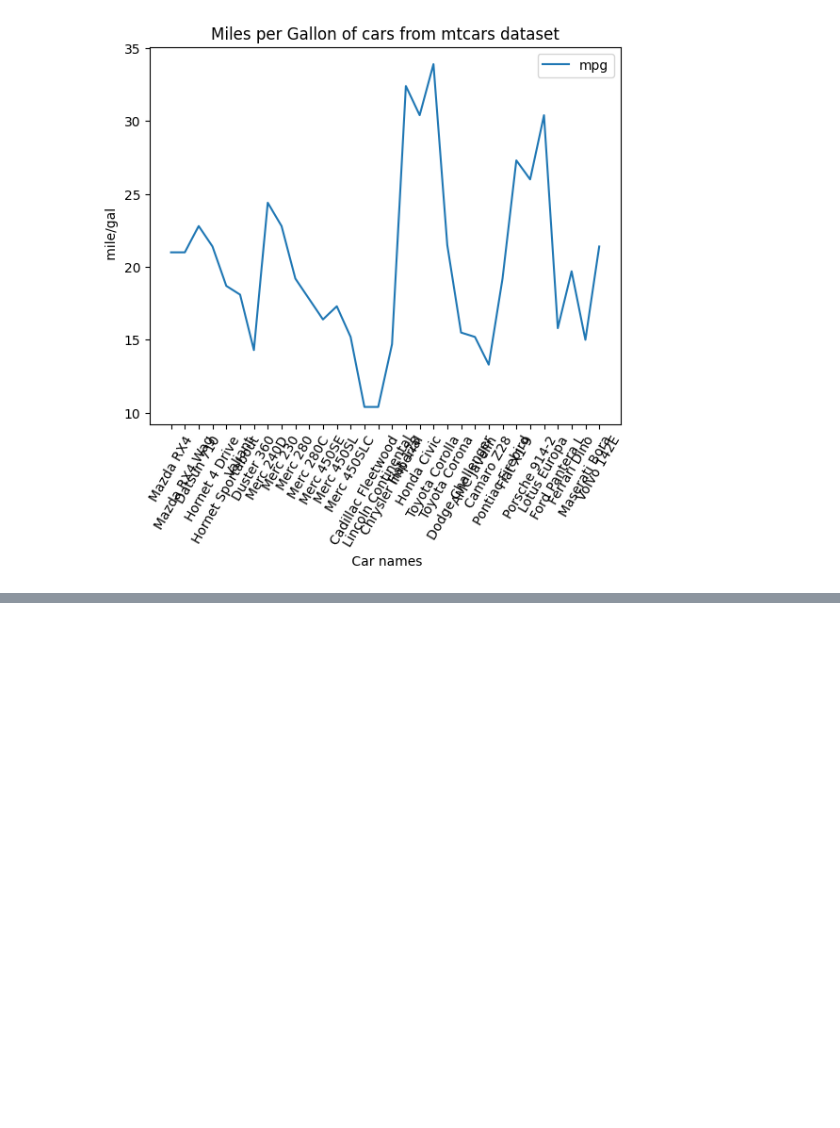
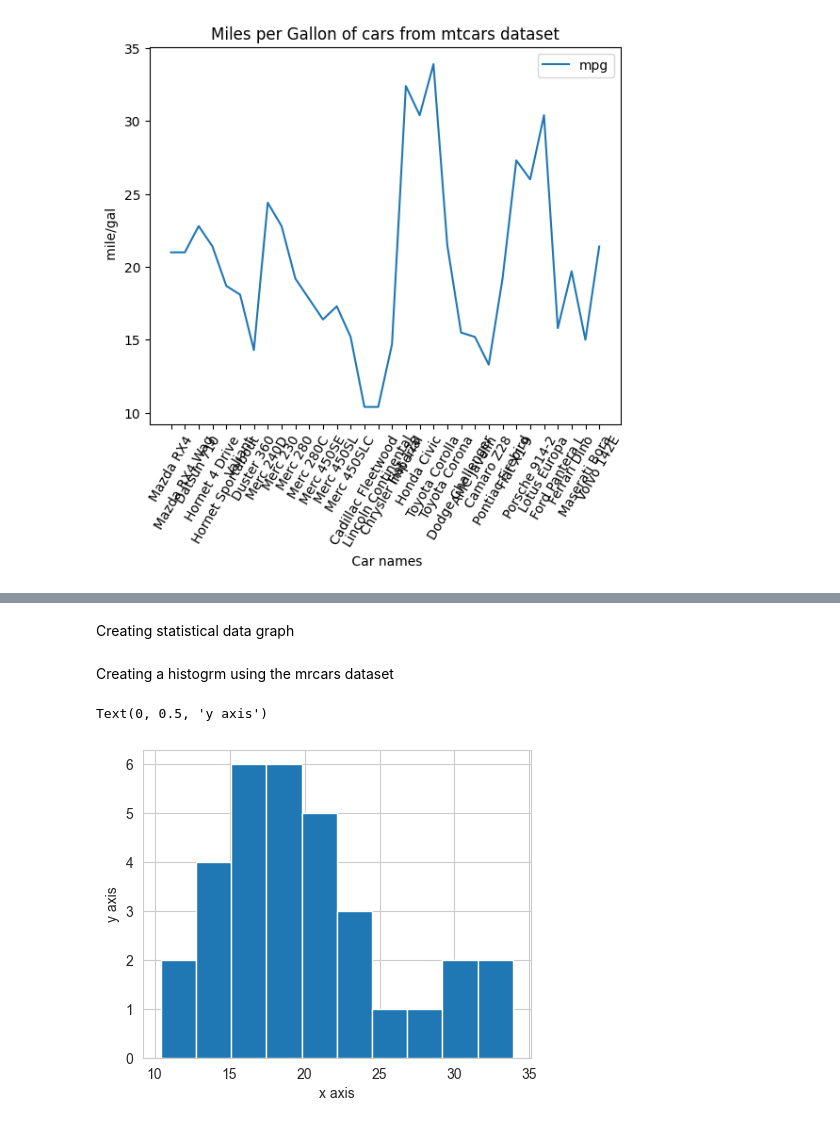
Before and after one commit to AbdullatifSadiq/Basic-Data-Science-Exercises, a Jupyter notebook: DataVisualization.ipynb, the cells around one changed output, grey strips where cells are left out. Cells and saved outputs as stored; diff of their text form; code cells hidden in the pictures; blank space fills up the shorter version.

```diff
--- a/DataVisualization.ipynb
+++ b/DataVisualization.ipynb
@@ -302,0 +361,39 @@ ax.legend(loc='best')
+# %% [markdown]
+Creating statistical data graph
+# %%
+import numpy as np
+import pandas as pd
+import matplotlib.pyplot as plt
+from pandas import DataFrame, Series
+from pylab import rcParams
+from pandas.plotting import scatter_matrix
+
+
+
+import seaborn as sb
+sb.set_style('whitegrid')
+# %% [markdown]
+Creating a histogrm using the mrcars dataset
+# %%
+%matplotlib inline
+rcParams['figure.figsize'] = 5,4
+
+
+address = "C:/Users/HP/Documents/Programming/PROJECTS/Exercise Files/Data/mtcars.csv"
+
+cars = pd.read_csv(address)
+
+cars.columns = ['car_names','mpg','cyl','disp','hp','drat','wt','qsec','vs','am','gear','carb']
+
+
+
+cars.index = cars.car_names
+
+mpg = cars['mpg']
+
+mpg.plot(kind='hist')
+plt.xlabel('x axis')
+plt.ylabel('y axis')
+# %% [output]
+Text(0, 0.5, 'y axis')
+[figure, added]
```
Also changed, not shown: parts of 19 cells of this notebook.
